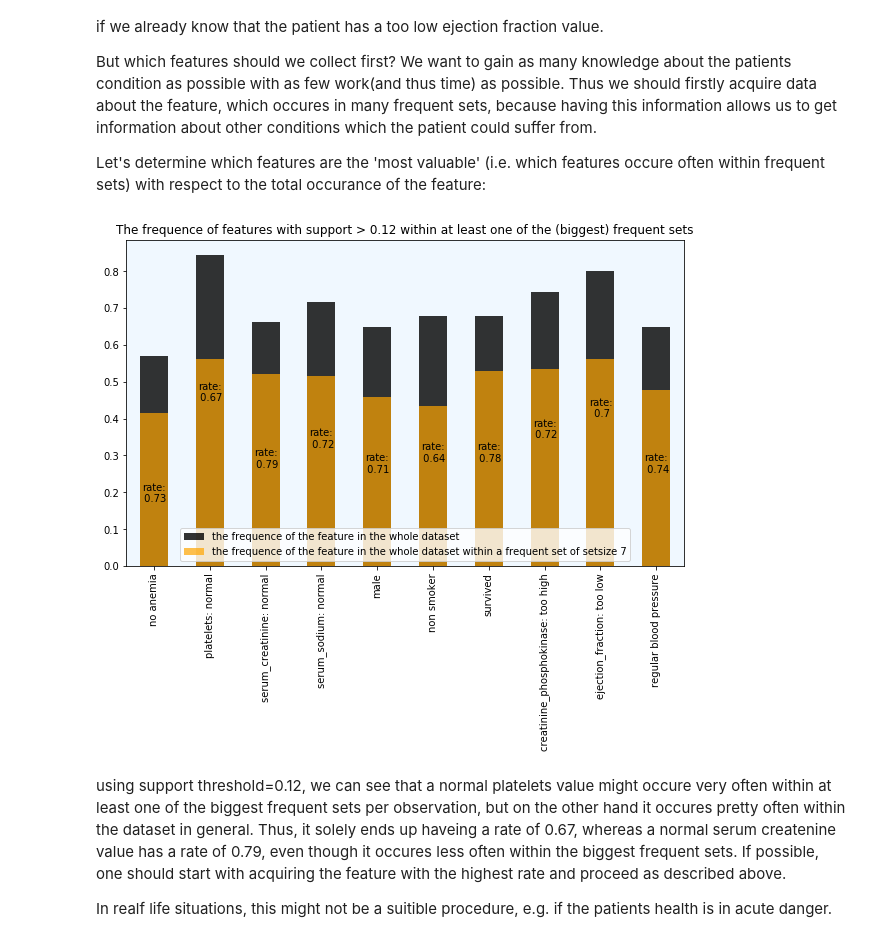
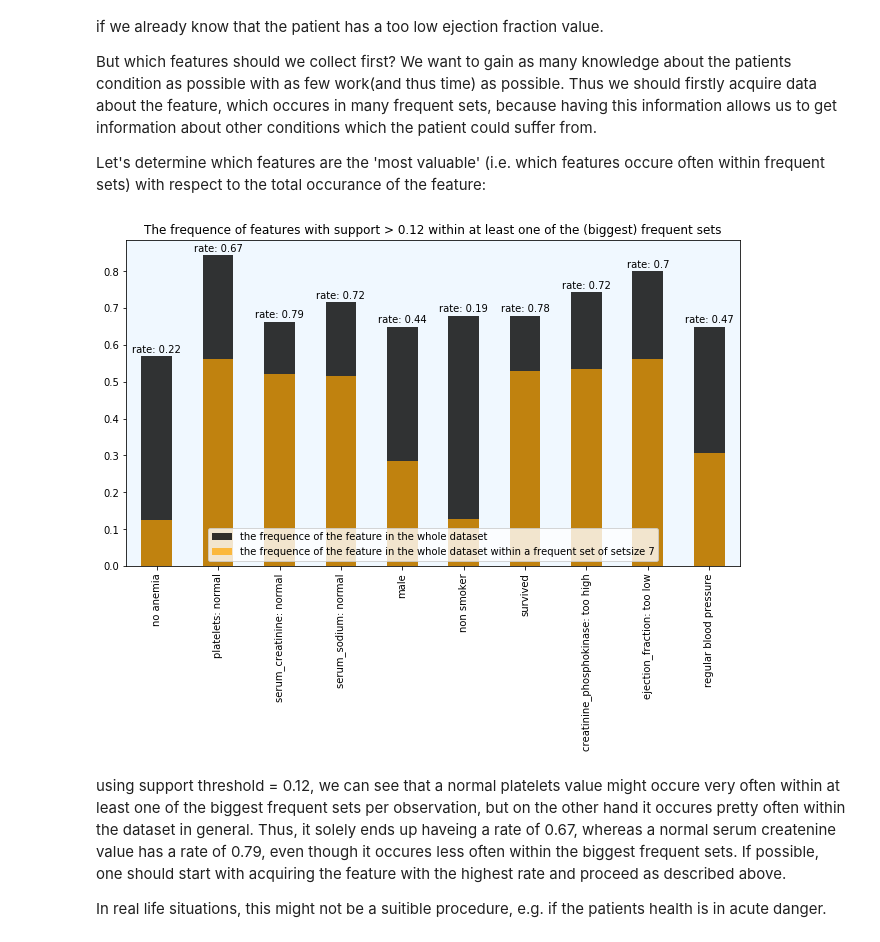
Before and after one commit to MilanKalkenings/small_data_analytics_projects, a Jupyter notebook: insights.ipynb, the cells around one changed output. Saved outputs shown, nothing was run; the diff lists cells and outputs as text; code cells hidden in the pictures.

```diff
--- a/insights.ipynb
+++ b/insights.ipynb
@@ -471,22 +472,44 @@ def vif_plot(viss, df_total, setsize, supp_t):
     new_cols = pd.Series(viss.columns).apply(trunc)
     viss.columns = new_cols
     viss = viss.groupby(level=0, axis=1).sum()
+
     #################################################################################
     # CALCULATE THE FREQUENCE OF EACH FEATURE IN THE DATASET WITHIN ONE OF THE BIGGEST FREQUENT SETS:
     # get combinations per feature that form a frequent set:
     df_frequent_combis = pd.DataFrame()
-    for feature in viss.columns:
-        combis = viss.loc[viss[feature]==1, (viss != 0).any(axis=0)].columns
+
+    def find_freq_combis(col):
+        '''
+        col: a column representing a feature
+
+        saves the features which form a frequent set with the feature of the given col
+        in the columns of df_frequent_combis and fills them with Null values
+        in order to provide matching columns sizes.
+        '''
+        feature = col.name
+        # only rows containing the feature
+        feature_occures = viss.loc[viss[feature]==1, :]
+        # only the (decoded) column names of cols, which equal 1 in combination if the feature occures
+        col_mask = (feature_occures != 0).any(axis=0)
+        combis = feature_occures.columns[col_mask]
         combis_decoded = pd.Series(combis).astype(float).apply(decode)
-        df_frequent_combis[decode(float(feature))] = combis_decoded
+        # fill with Null values in order to obtain matching dimensions
+        filler = pd.Series([None]*(viss.columns.size - combis_decoded.size), dtype='float64')
+        filled = pd.concat([combis_decoded, filler], ignore_index=True)
+        df_frequent_combis[decode(float(feature))] = filled
+
+    # column wise
+    viss.apply(find_freq_combis, axis=0)
+
     # check how often the feature occures in the dataset within at least one frequent set:
-    # TODO: vectorized form?
+    # TODO: via apply?
     occurance_in_freq_set = dict()
     for feature in df_frequent_combis.columns.values:
-        columns_combinable = df_frequent_combis[feature].values
+        columns_combinable = df_frequent_combis[feature][df_frequent_combis[feature].notna()].values
         df_combinable = df_total.loc[:, columns_combinable]
         df_combinable = df_combinable.loc[((df_combinable.sum(axis=1) >= setsize) & df_combinable[feature]==1), :]
         occurance_in_freq_set.update({feature: df_combinable.shape[0]/299})
+
     #################################################################################
     # CALCULATE THE SCORES:
     viss = viss.multiply(weights, axis=0)
@@ -495,48 +518,50 @@ def vif_plot(viss, df_total, setsize, supp_t):
     scores_sub_min = scores - np.min(scores.values)
     scores_normalized = scores_sub_min / np.max(scores_sub_min.values)
     scores_normalized.index = pd.Series(scores_normalized.index).astype(float).apply(decode)
+
     #################################################################################
     # CALCULATE THE OVER ALL FREQUENCE OF EACH FEATURE IN THE DATASET:
     # the over all frequence of the feature in df_total:
     features = pd.Series(viss.columns).astype(float).apply(decode)
     frequence_overall = df_total[features]
     frequence_overall = frequence_overall.count(axis=0) / 299
+
     #################################################################################
     # MERGE ALL 3 SERIES TOGETHER AND PLOT THEM:
     # note: the indices are already in the same order, but this would align them anyway:
     df_plot_vif = pd.concat([scores_normalized, frequence_overall, pd.Series(occurance_in_freq_set)],
                             axis=1, keys=['scores', 'frequence', 'occurance_in_freq_set'])
     df_plot_vif.index = clean(pd.Series(df_plot_vif.index))
     # add a rate: occurance in a frequent set / occurance in the dataset(labels above bars) and
     # save it in a user friendly string:
     df_plot_vif['rate'] = df_plot_vif['occurance_in_freq_set']  / df_plot_vif['frequence']
     def rate_to_string(rate):
-        return f'rate:\n {round(rate,2)}'
+        return f'rate: {round(rate,2)}'
     df_plot_vif['rate_string'] = df_plot_vif['rate'].apply(rate_to_string)
 
     # plot:
     # might adjust the figsize acording to the s_t value
-    plt.figure(figsize=(10,6))
+    plt.figure(figsize=(11,6))
     ax1 = df_plot_vif['frequence'].plot(kind='bar', color='black', alpha=0.8,
                                        label='the frequence of the feature in the whole dataset')
     ax1.set_xticklabels(df_plot_vif.index)
     ax1.set_facecolor('aliceblue')
     ax2 = df_plot_vif['occurance_in_freq_set'].plot(kind='bar', color='orange', alpha=0.7, label=f'the frequence of the feature in the whole dataset within a frequent set of setsize {setsize}')
     ax2.set_title(f'The frequence of features with support > {s_t} within at least one of the (biggest) frequent sets')
     # add bar labels on top of the bars (ax 1 to plot it above total frequence)
     bars=ax1.patches
     for bar, rate in zip(bars, df_plot_vif['rate_string']):
         height = bar.get_height()
         # might adjust the height value according to the s_t value
-        ax1.text(bar.get_x()+bar.get_width()/2, height -0.4, rate, ha='center', va='bottom')
+        ax1.text(bar.get_x()+bar.get_width()/2, height + 0.005, rate, ha='center', va='bottom')
     # plot the legend:
     plt.legend(loc='lower center')
     plt.show()
 
 vif_plot(df_vis, df_e, setsize, s_t)
 # %% [output]
-[figure, old version]
+[figure, new version]
 # %% [markdown]
-using support threshold=0.12, we can see that a normal platelets value might occure very often within at least one of the biggest frequent sets per observation, but on the other hand it occures pretty often within the dataset in general. Thus, it solely ends up haveing a rate of 0.67, whereas a normal serum createnine value has a rate of 0.79, even though it occures less often within the biggest frequent sets. If possible, one should start with acquiring the feature with the highest rate and proceed as described above.
+using support threshold = 0.12, we can see that a normal platelets value might occure very often within at least one of the biggest frequent sets per observation, but on the other hand it occures pretty often within the dataset in general. Thus, it solely ends up haveing a rate of 0.67, whereas a normal serum createnine value has a rate of 0.79, even though it occures less often within the biggest frequent sets. If possible, one should start with acquiring the feature with the highest rate and proceed as described above.
 
-In realf life situations, this might not be a suitible procedure, e.g. if the patients health is in acute danger.
+In real life situations, this might not be a suitible procedure, e.g. if the patients health is in acute danger.
```
Also changed, not shown: parts of 6 cells of this notebook.
